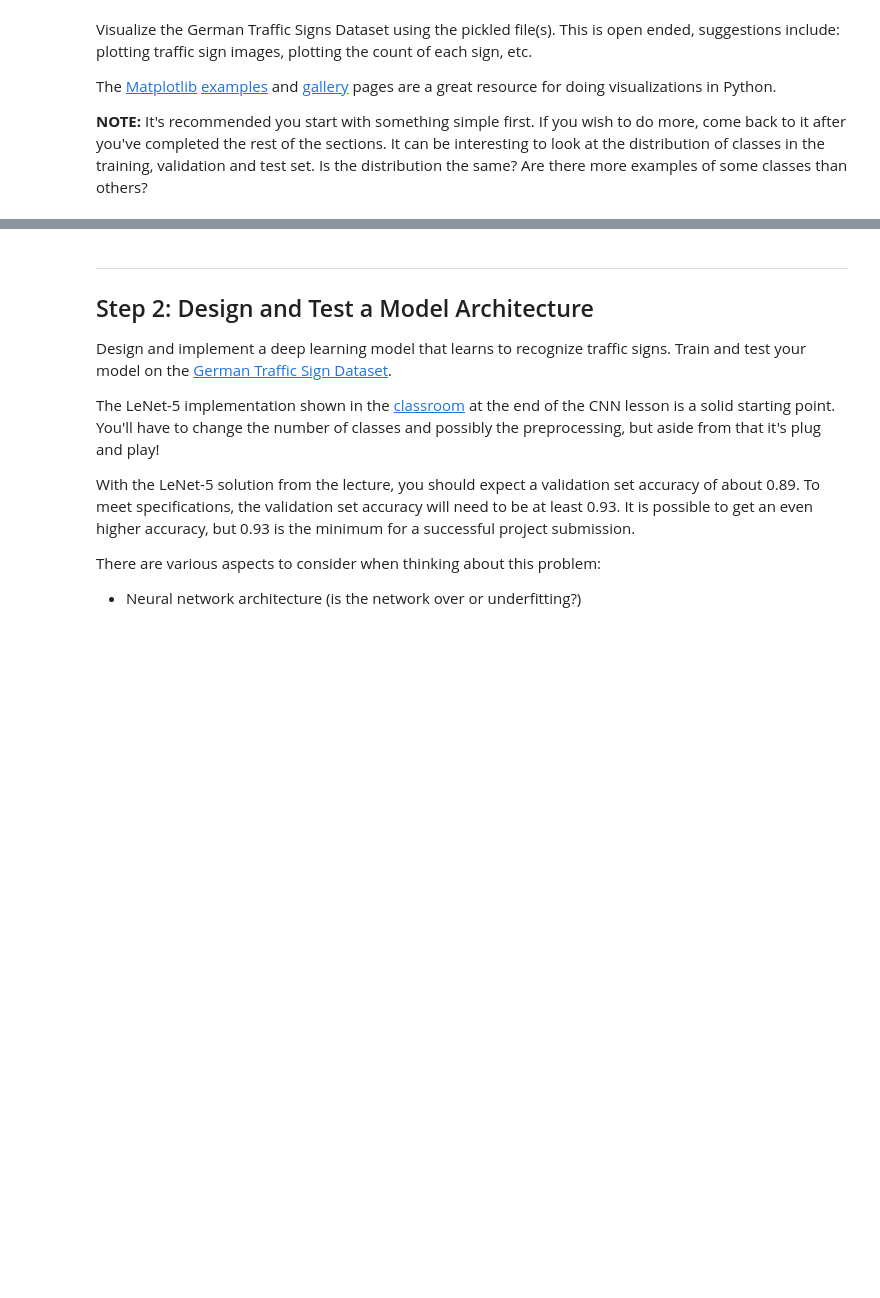
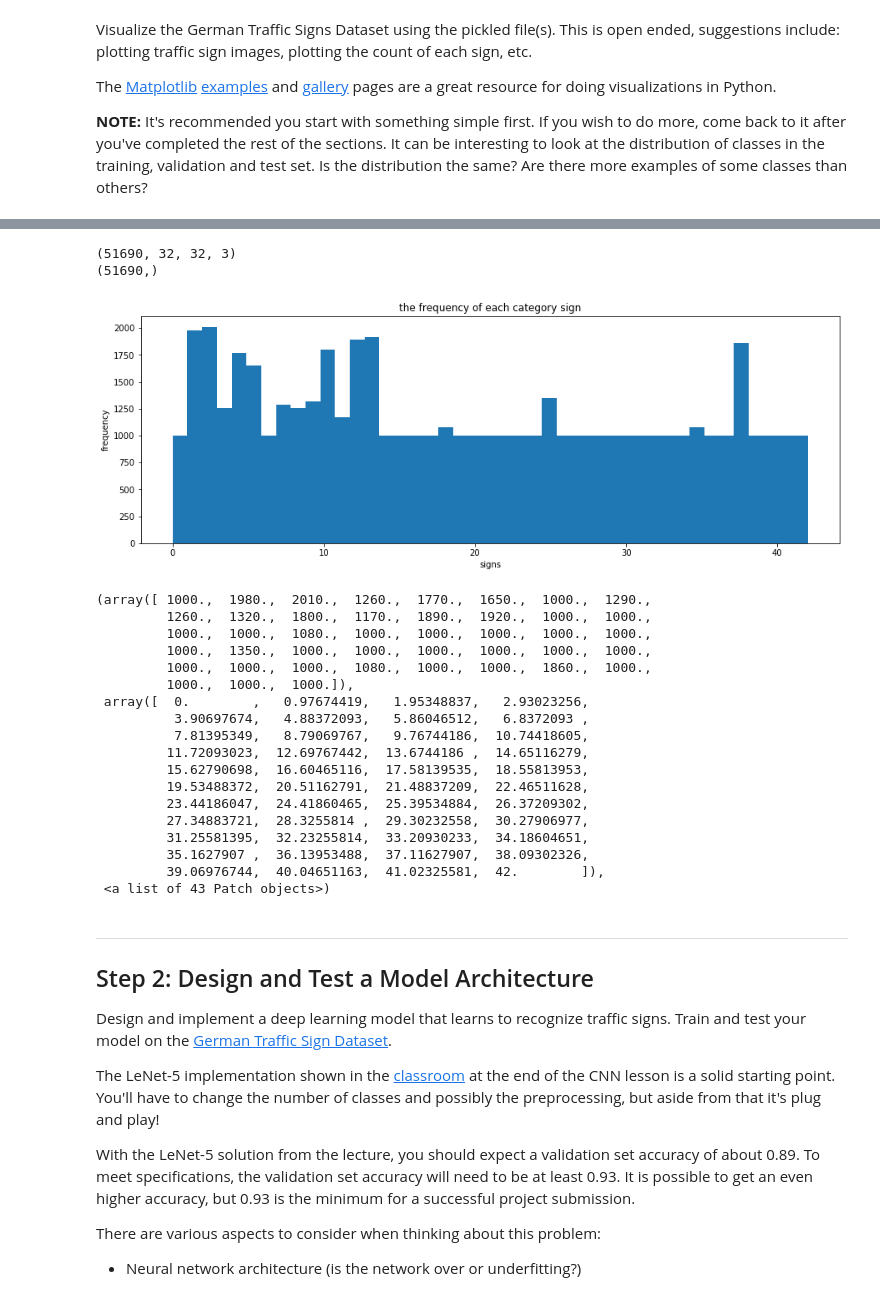
Before and after one commit to tonyxxq/Traffic-Sign-Classifier, a Jupyter notebook: Traffic_Sign_Classifier.ipynb, the cells around one changed output, grey strips where cells are left out. Cells and saved outputs as stored; diff of their text form; code cells hidden in the pictures; blank space fills up the shorter version.

Commit message:
resample.

```diff
--- a/Traffic_Sign_Classifier.ipynb
+++ b/Traffic_Sign_Classifier.ipynb
@@ -141,3 +147,40 @@ plt.show()
+# %%
+# Generating bin centers
+bin_edges = hist[1]
+bin_centers = (bin_edges[1:]  + bin_edges[0:len(bin_edges)-1])/2
+for i in range(len(bin_centers)):
+    if hist[0][i] < 1000 :
+        train_data = [X_train[j] for j in range(len(y_train)) if y_train[j] == i]
+        need_resample_num = int(1000 - hist[0][i])
+        new_data_x = [np.copy(train_data[np.random.randint(len(train_data))]) for k in range(need_resample_num)]
+        new_data_y = [i for x in range(need_resample_num)]
+        X_train = np.vstack((X_train, np.array(new_data_x)))
+        y_train = np.hstack((y_train, np.array(new_data_y)))
+print(X_train.shape)
+print(y_train.shape)
+plot_y_train_hist()
+# %% [output]
+(51690, 32, 32, 3)
+(51690,)
+[figure, added]
+(array([ 1000.,  1980.,  2010.,  1260.,  1770.,  1650.,  1000.,  1290.,
+         1260.,  1320.,  1800.,  1170.,  1890.,  1920.,  1000.,  1000.,
+         1000.,  1000.,  1080.,  1000.,  1000.,  1000.,  1000.,  1000.,
+         1000.,  1350.,  1000.,  1000.,  1000.,  1000.,  1000.,  1000.,
+         1000.,  1000.,  1000.,  1080.,  1000.,  1000.,  1860.,  1000.,
+         1000.,  1000.,  1000.]),
+ array([  0.        ,   0.97674419,   1.95348837,   2.93023256,
+          3.90697674,   4.88372093,   5.86046512,   6.8372093 ,
+          7.81395349,   8.79069767,   9.76744186,  10.74418605,
+         11.72093023,  12.69767442,  13.6744186 ,  14.65116279,
+         15.62790698,  16.60465116,  17.58139535,  18.55813953,
+         19.53488372,  20.51162791,  21.48837209,  22.46511628,
+         23.44186047,  24.41860465,  25.39534884,  26.37209302,
+         27.34883721,  28.3255814 ,  29.30232558,  30.27906977,
+         31.25581395,  32.23255814,  33.20930233,  34.18604651,
+         35.1627907 ,  36.13953488,  37.11627907,  38.09302326,
+         39.06976744,  40.04651163,  41.02325581,  42.        ]),
+ <a list of 43 Patch objects>)
 # %% [markdown]
 ----
 
```
Also changed, not shown: parts of 16 cells of this notebook.
